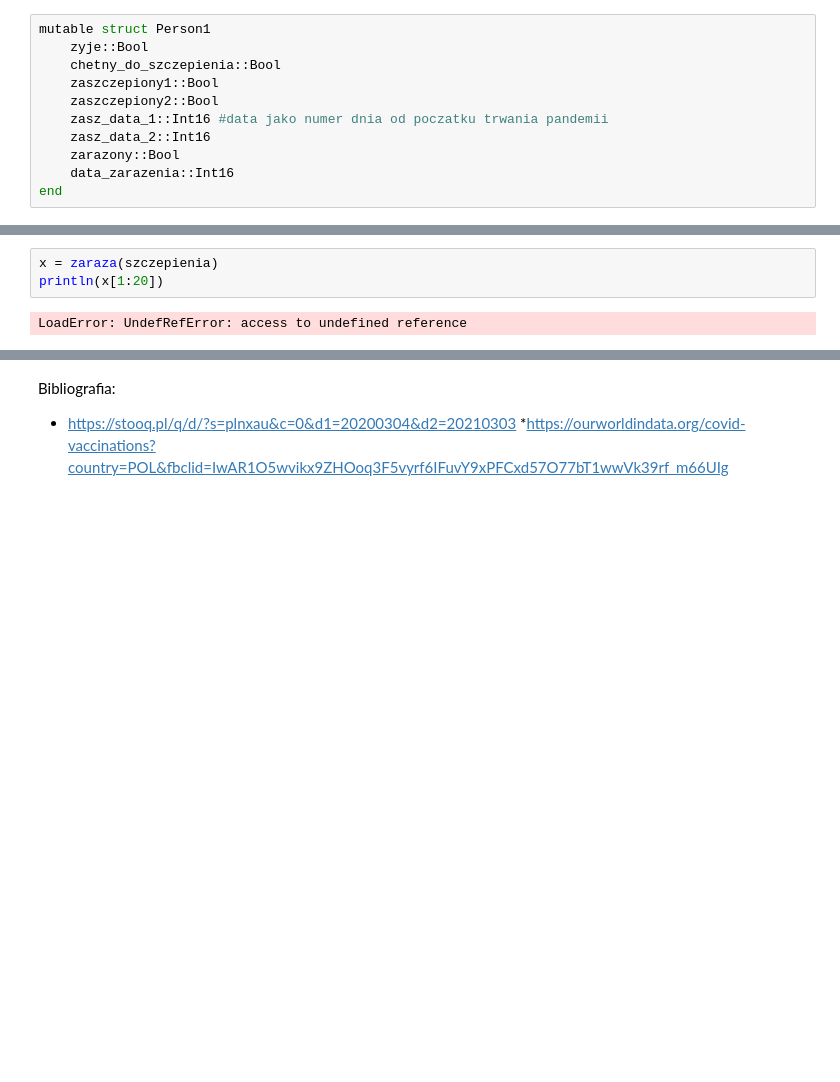
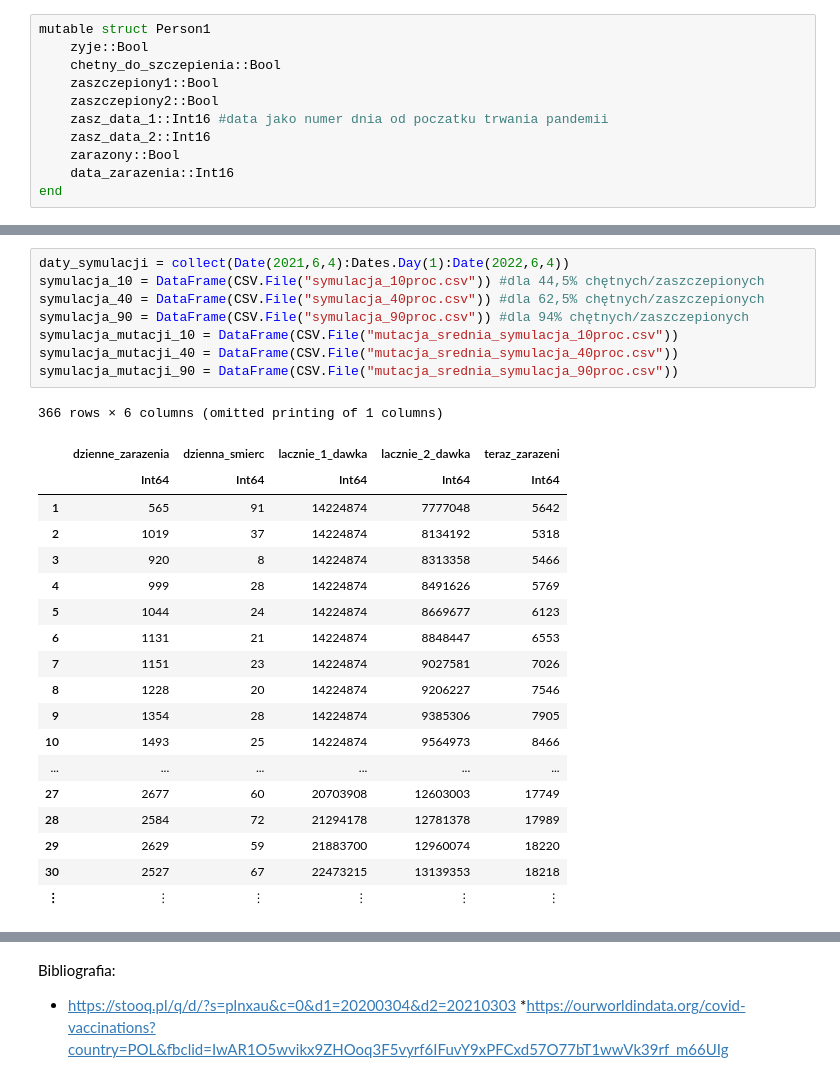
Before and after one commit to AdamOstrich/Rzeczywistosc_w_czasach_COVIDu, a Jupyter notebook: Projekt Pakiety/prezka-czerwiec.ipynb, the cells around one changed output, grey strips where cells are left out. Cells and saved outputs as stored; diff of their text form; blank space fills up the shorter version.

```diff
--- a/Projekt Pakiety/prezka-czerwiec.ipynb
+++ b/Projekt Pakiety/prezka-czerwiec.ipynb
@@ -340,5 +454,28 @@ zaraza (generic function with 2 methods)
-# %%
-x = zaraza(szczepienia)
-println(x[1:20])
-# %% [output]
-LoadError: UndefRefError: access to undefined reference
+# %%
+daty_symulacji = collect(Date(2021,6,4):Dates.Day(1):Date(2022,6,4))
+symulacja_10 = DataFrame(CSV.File("symulacja_10proc.csv")) #dla 44,5% chętnych/zaszczepionych
+symulacja_40 = DataFrame(CSV.File("symulacja_40proc.csv")) #dla 62,5% chętnych/zaszczepionych
+symulacja_90 = DataFrame(CSV.File("symulacja_90proc.csv")) #dla 94% chętnych/zaszczepionych
+symulacja_mutacji_10 = DataFrame(CSV.File("mutacja_srednia_symulacja_10proc.csv"))
+symulacja_mutacji_40 = DataFrame(CSV.File("mutacja_srednia_symulacja_40proc.csv"))
+symulacja_mutacji_90 = DataFrame(CSV.File("mutacja_srednia_symulacja_90proc.csv"))
+# %% [output]
+366 rows × 6 columns (omitted printing of 1 columns)
+|  | dzienne_zarazenia | dzienna_smierc | lacznie_1_dawka | lacznie_2_dawka | teraz_zarazeni |
+|  | Int64 | Int64 | Int64 | Int64 | Int64 |
+| 1 | 565 | 91 | 14224874 | 7777048 | 5642 |
+| 2 | 1019 | 37 | 14224874 | 8134192 | 5318 |
+| 3 | 920 | 8 | 14224874 | 8313358 | 5466 |
+| 4 | 999 | 28 | 14224874 | 8491626 | 5769 |
+| 5 | 1044 | 24 | 14224874 | 8669677 | 6123 |
+| 6 | 1131 | 21 | 14224874 | 8848447 | 6553 |
+| 7 | 1151 | 23 | 14224874 | 9027581 | 7026 |
+| 8 | 1228 | 20 | 14224874 | 9206227 | 7546 |
+| 9 | 1354 | 28 | 14224874 | 9385306 | 7905 |
+| 10 | 1493 | 25 | 14224874 | 9564973 | 8466 |
+| ... | ... | ... | ... | ... | ... |
+| 27 | 2677 | 60 | 20703908 | 12603003 | 17749 |
+| 28 | 2584 | 72 | 21294178 | 12781378 | 17989 |
+| 29 | 2629 | 59 | 21883700 | 12960074 | 18220 |
+| 30 | 2527 | 67 | 22473215 | 13139353 | 18218 |
+| ⋮ | ⋮ | ⋮ | ⋮ | ⋮ | ⋮ |
```
Also changed, not shown: parts of 33 cells of this notebook, 4 other files.
